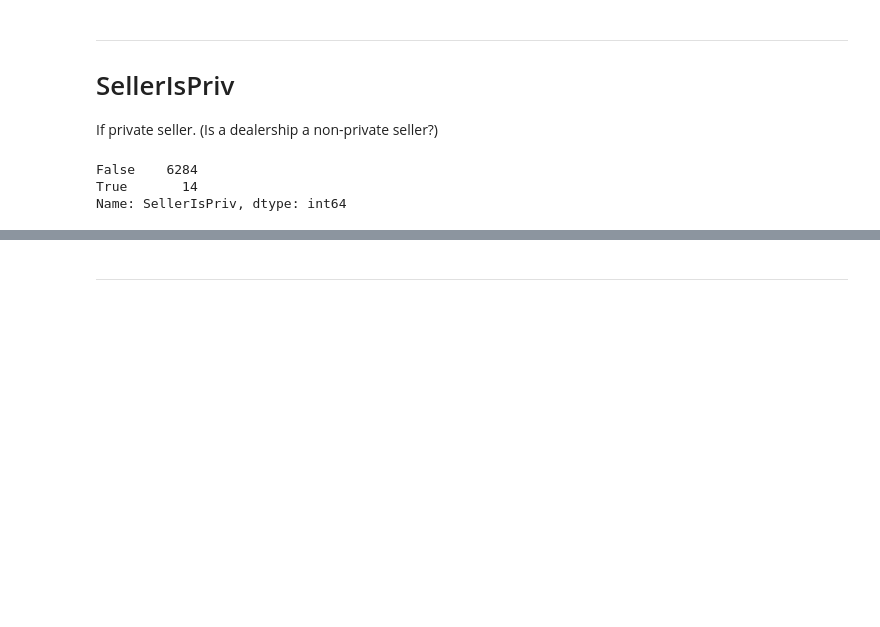
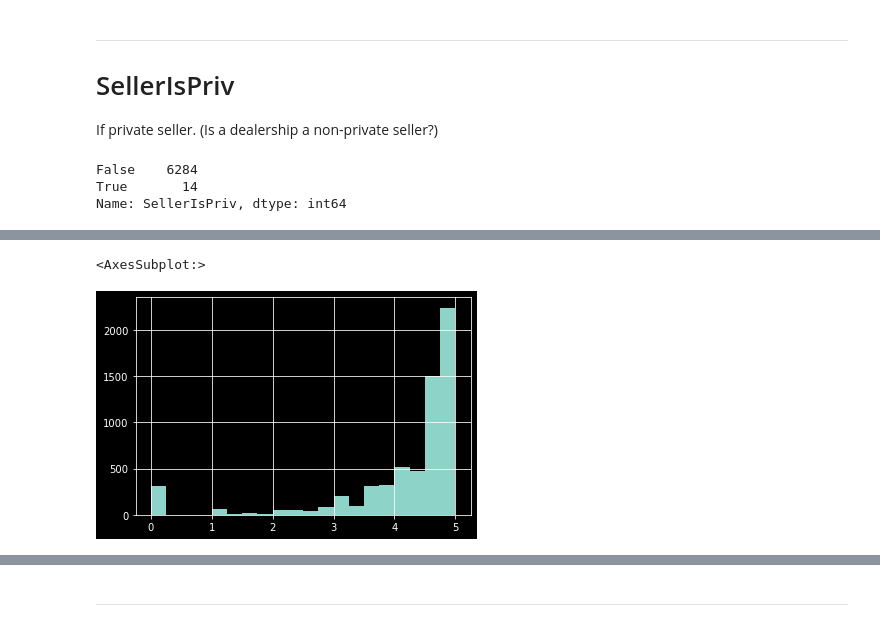
Before and after one commit to dtersegno/boeingds, a Jupyter notebook: notebooks/1_EDA.ipynb, the cells around one changed output, grey strips where cells are left out. Cells and saved outputs as stored; diff of their text form; code cells hidden in the pictures; blank space fills up the shorter version.

```diff
--- a/notebooks/1_EDA.ipynb
+++ b/notebooks/1_EDA.ipynb
@@ -145,0 +178,6 @@ traindf.loc[traindf['SellerListSrc'].isna()]
+# %%
+#look at rating distribution
+traindf.SellerRating.hist(bins = 20)
+# %% [output]
+<AxesSubplot:>
+[figure, added]
```
Also changed, not shown: parts of 20 cells of this notebook.
